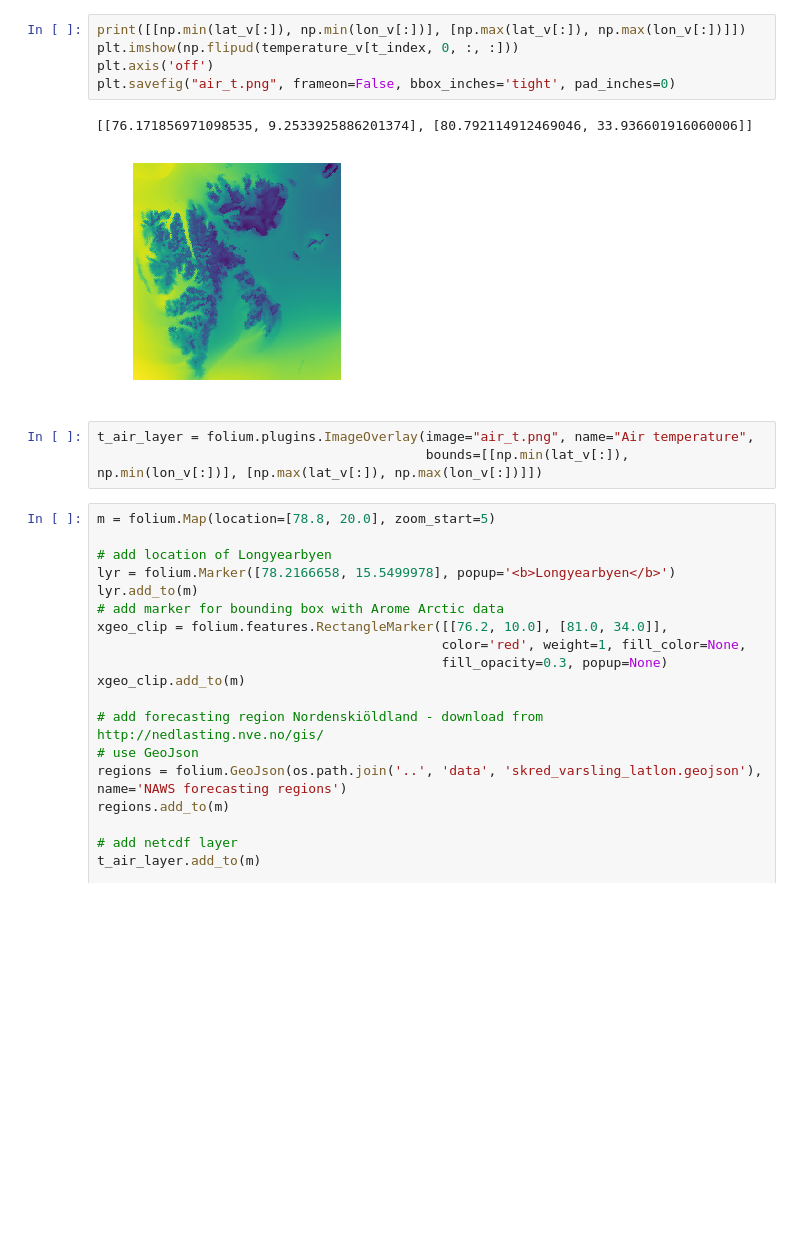
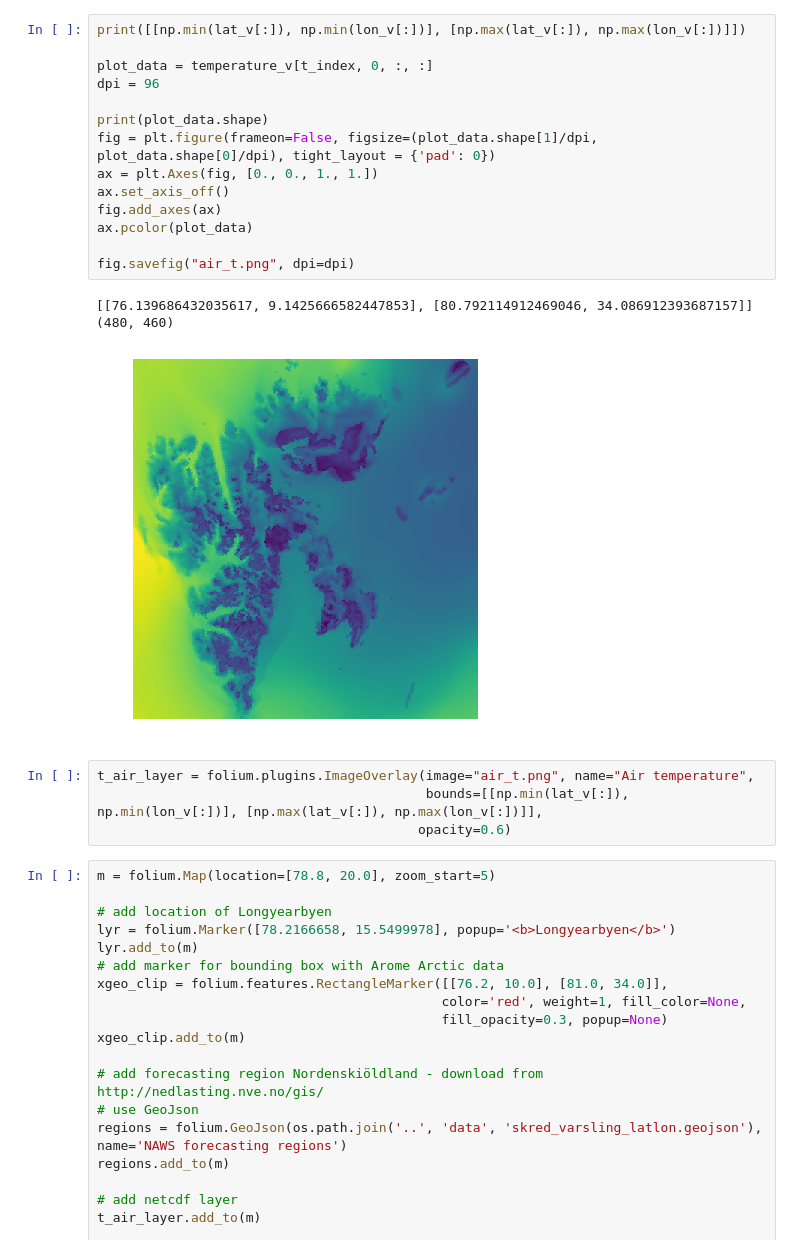
Before and after one commit to kmunve/APS, a Jupyter notebook: aps/notebooks/arome_arctic.ipynb, the cells around one changed output. Cells and saved outputs as stored; diff of their text form; blank space fills up the shorter version.

Commit message:
Added local mask and updated regional mask. Correct figure size but wrong projection for folium.

```diff
--- a/aps/notebooks/arome_arctic.ipynb
+++ b/aps/notebooks/arome_arctic.ipynb
@@ -46,14 +46,25 @@ temperature_v = nc_arctic.variables['air_temperature_2m']
-# %%
-print([[np.min(lat_v[:]), np.min(lon_v[:])], [np.max(lat_v[:]), np.max(lon_v[:])]])
-plt.imshow(np.flipud(temperature_v[t_index, 0, :, :]))
-plt.axis('off')
-plt.savefig("air_t.png", frameon=False, bbox_inches='tight', pad_inches=0)
-# %% [output]
-[[76.171856971098535, 9.2533925886201374], [80.792114912469046, 33.936601916060006]]
-[figure, removed]
+# %%
+print([[np.min(lat_v[:]), np.min(lon_v[:])], [np.max(lat_v[:]), np.max(lon_v[:])]])
+
+plot_data = temperature_v[t_index, 0, :, :]
+dpi = 96
+
+print(plot_data.shape)
+fig = plt.figure(frameon=False, figsize=(plot_data.shape[1]/dpi, plot_data.shape[0]/dpi), tight_layout = {'pad': 0})
+ax = plt.Axes(fig, [0., 0., 1., 1.])
+ax.set_axis_off()
+fig.add_axes(ax)
+ax.pcolor(plot_data)
+
+fig.savefig("air_t.png", dpi=dpi)
+# %% [output]
+[[76.139686432035617, 9.1425666582447853], [80.792114912469046, 34.086912393687157]]
+(480, 460)
+[figure, added]
 # %%
 t_air_layer = folium.plugins.ImageOverlay(image="air_t.png", name="Air temperature",
-                                          bounds=[[np.min(lat_v[:]), np.min(lon_v[:])], [np.max(lat_v[:]), np.max(lon_v[:])]])
+                                          bounds=[[np.min(lat_v[:]), np.min(lon_v[:])], [np.max(lat_v[:]), np.max(lon_v[:])]],
+                                         opacity=0.6)
 # %%
 m = folium.Map(location=[78.8, 20.0], zoom_start=5)
 
```
Also changed, not shown: parts of 2 cells of this notebook, 4 other files.
